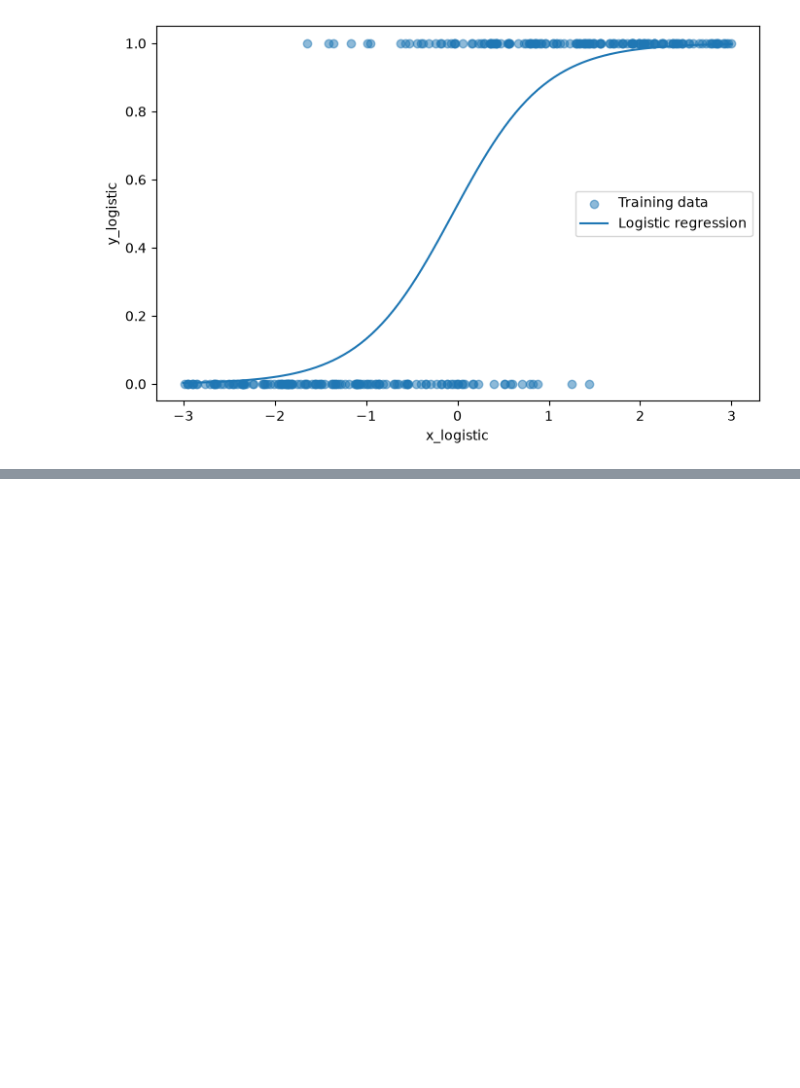
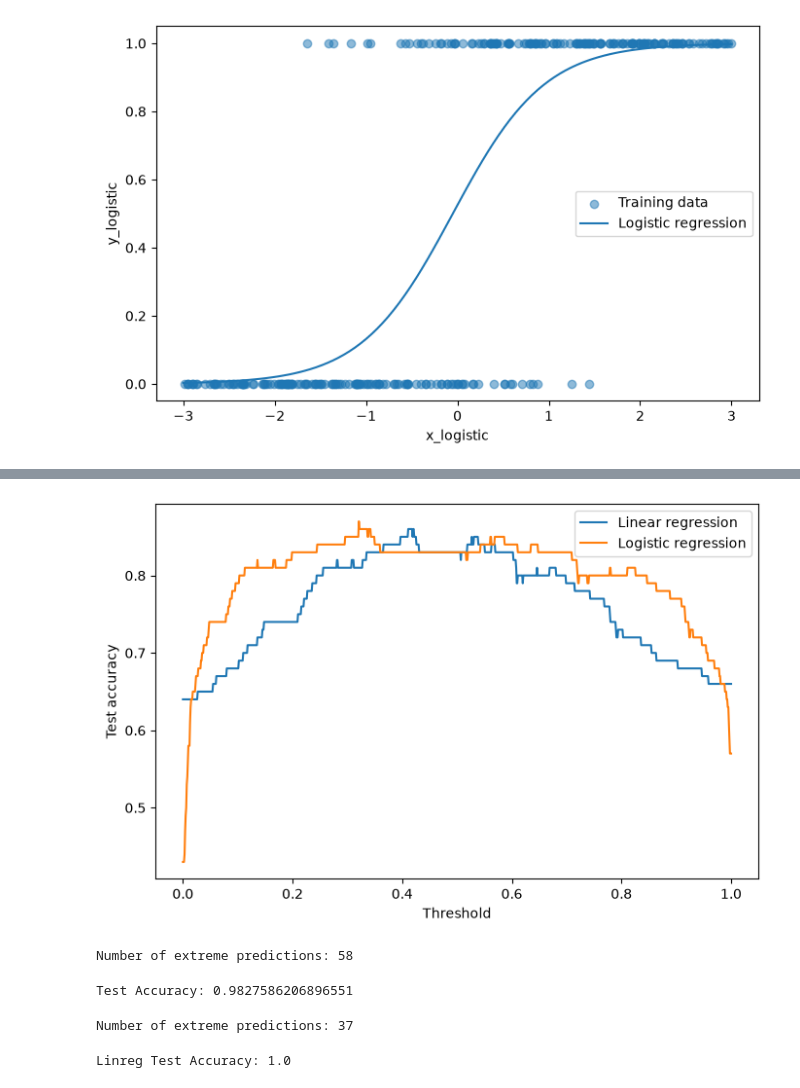
Before and after one commit to rigozu9/Machine-Learning-1, a Jupyter notebook: Week 1 /week1.ipynb, the cells around one changed output, grey strips where cells are left out. Cells and saved outputs as stored; diff of their text form; code cells hidden in the pictures; blank space fills up the shorter version.

```diff
--- a/Week 1 /week1.ipynb
+++ b/Week 1 /week1.ipynb
@@ -206,0 +276,47 @@ plt.show()
+# %%
+plt.figure(figsize=(8, 5))
+
+plt.plot(threshold_linreg_values, accuracy_linreg_values, label="Linear regression")
+plt.plot(threshold_values, accuracy_values, label="Logistic regression")
+
+plt.xlabel("Threshold")
+plt.ylabel("Test accuracy")
+plt.legend()
+plt.show()
+# %% [output]
+[figure, added]
+# %%
+probs = logistic_y_test_proba[:, 1]
+
+extreme_mask = (probs < 0.1) | (probs > 0.9)
+print("Number of extreme predictions:", extreme_mask.sum())
+# %% [output]
+Number of extreme predictions: 58
+# %%
+t = 0.5 # baseline threshold for classification 0.83
+
+extreme_y_test = y_test[extreme_mask]
+
+logistic_predictions = (logistic_y_test_proba[extreme_mask, 1] >= t).astype(int)
+logistic_predictions_test_accuracy = accuracy_score(extreme_y_test, logistic_predictions)
+
+print("Test Accuracy:", logistic_predictions_test_accuracy)
+# %% [output]
+Test Accuracy: 0.9827586206896551
+# %%
+linreg_extreme_mask = (y_test_pred < 0.1) | (y_test_pred > 0.9)
+print("Number of extreme predictions:", linreg_extreme_mask.sum())
+# %% [output]
+Number of extreme predictions: 37
+# %%
+t = 0.5 # baseline threshold for classification 0.83
+
+extreme_linreg_y_test = y_test[linreg_extreme_mask]
+
+linreg_predictions = (y_test_pred[linreg_extreme_mask] >= t).astype(int)
+
+linreg_predictions_test_accuracy = accuracy_score(extreme_linreg_y_test, linreg_predictions)
+
+print("Linreg Test Accuracy:", linreg_predictions_test_accuracy)
+# %% [output]
+Linreg Test Accuracy: 1.0
```
Also changed, not shown: parts of 6 cells of this notebook.
